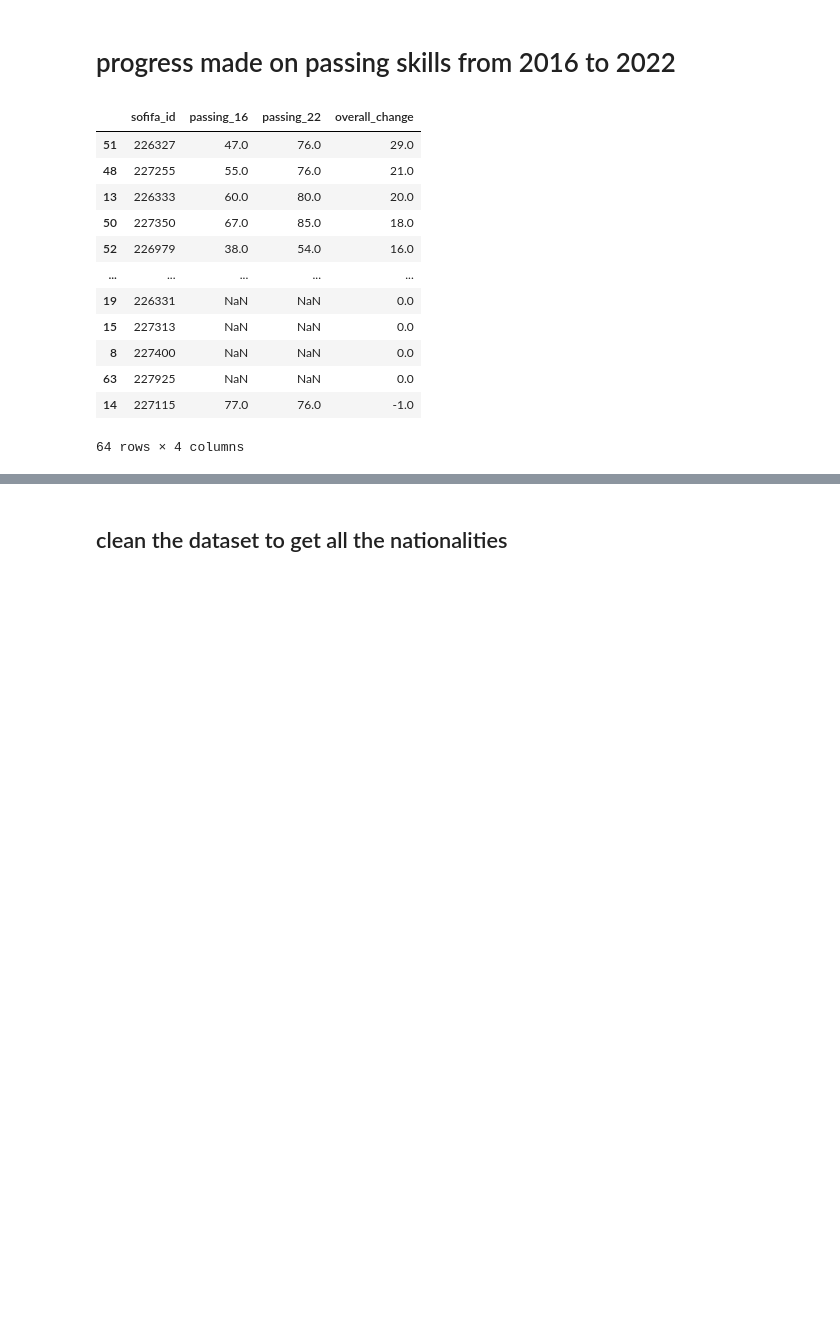
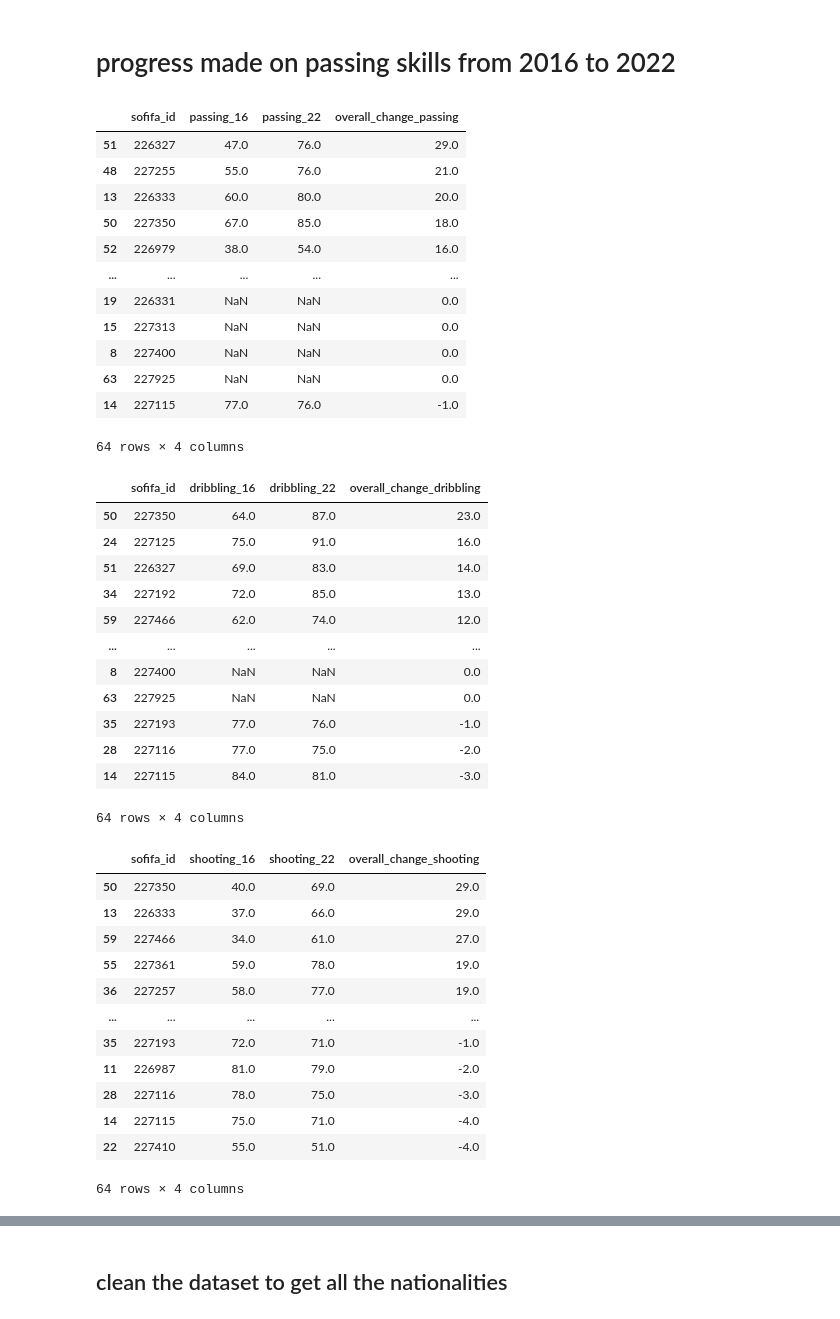
Before and after one commit to Cynthiah0503/qtm151fall2025, a Jupyter notebook: Final Project/final project.ipynb, the cells around one changed output, grey strips where cells are left out. Saved outputs shown, nothing was run; the diff lists cells and outputs as text; code cells hidden in the pictures; blank space fills up the shorter version.

```diff
--- a/Final Project/final project.ipynb
+++ b/Final Project/final project.ipynb
@@ -249,18 +422,43 @@ plt.show()
 # %% [markdown]
 # progress made on passing skills from 2016 to 2022
 # %%
+#passing progress from 2016 to 2022
 start = "passing_16"
 end = "passing_22"
-df_merged["overall_change"] = df_merged[end] - df_merged[start]
+df_merged["overall_change_passing"] = df_merged[end] - df_merged[start]
 
 #fill na with 0
-df_merged["overall_change"] = df_merged["overall_change"].fillna(0)
+df_merged["overall_change_passing"] = df_merged["overall_change_passing"].fillna(0)
 
-df_progress = df_merged[       ["sofifa_id", start, end, "overall_change"]      ].sort_values(by="overall_change", ascending=False)
+df_progress_passing = df_merged[       ["sofifa_id", start, end, "overall_change_passing"]      ].sort_values(by="overall_change_passing", ascending=False)
 
-display(df_progress)
+
+#dribbling progress from 2016 to 2022
+start_dribbling = "dribbling_16"
+end_dribbling = "dribbling_22"
+df_merged["overall_change_dribbling"] = df_merged[end_dribbling] - df_merged[start_dribbling]
+
+#fill na with 0
+df_merged["overall_change_dribbling"] = df_merged["overall_change_dribbling"].fillna(0)
+
+df_progress_dribbling = df_merged[       ["sofifa_id", start_dribbling, end_dribbling, "overall_change_dribbling"]      ].sort_values(by="overall_change_dribbling", ascending=False)
+
+
+#shooting progress from 2016 to 2022
+start_shooting = "shooting_16"
+end_shooting = "shooting_22"
+df_merged["overall_change_shooting"] = df_merged[end_shooting] - df_merged[start_shooting]
+
+#fill na with 0
+df_merged["overall_change_shooting"] = df_merged["overall_change_shooting"].fillna(0)
+
+df_progress_shooting = df_merged[       ["sofifa_id", start_shooting, end_shooting, "overall_change_shooting"]      ].sort_values(by="overall_change_shooting", ascending=False)
+
+display(df_progress_passing)
+display(df_progress_dribbling)
+display(df_progress_shooting)
 # %% [output]
-|  | sofifa_id | passing_16 | passing_22 | overall_change |
+|  | sofifa_id | passing_16 | passing_22 | overall_change_passing |
 | 51 | 226327 | 47.0 | 76.0 | 29.0 |
 | 48 | 227255 | 55.0 | 76.0 | 21.0 |
 | 13 | 226333 | 60.0 | 80.0 | 20.0 |
@@ -273,3 +471,29 @@ display(df_progress)
 | 63 | 227925 | NaN | NaN | 0.0 |
 | 14 | 227115 | 77.0 | 76.0 | -1.0 |
 64 rows × 4 columns
+|  | sofifa_id | dribbling_16 | dribbling_22 | overall_change_dribbling |
+| 50 | 227350 | 64.0 | 87.0 | 23.0 |
+| 24 | 227125 | 75.0 | 91.0 | 16.0 |
+| 51 | 226327 | 69.0 | 83.0 | 14.0 |
+| 34 | 227192 | 72.0 | 85.0 | 13.0 |
+| 59 | 227466 | 62.0 | 74.0 | 12.0 |
+| ... | ... | ... | ... | ... |
+| 8 | 227400 | NaN | NaN | 0.0 |
+| 63 | 227925 | NaN | NaN | 0.0 |
+| 35 | 227193 | 77.0 | 76.0 | -1.0 |
+| 28 | 227116 | 77.0 | 75.0 | -2.0 |
+| 14 | 227115 | 84.0 | 81.0 | -3.0 |
+64 rows × 4 columns
+|  | sofifa_id | shooting_16 | shooting_22 | overall_change_shooting |
+| 50 | 227350 | 40.0 | 69.0 | 29.0 |
+| 13 | 226333 | 37.0 | 66.0 | 29.0 |
+| 59 | 227466 | 34.0 | 61.0 | 27.0 |
+| 55 | 227361 | 59.0 | 78.0 | 19.0 |
+| 36 | 227257 | 58.0 | 77.0 | 19.0 |
+| ... | ... | ... | ... | ... |
+| 35 | 227193 | 72.0 | 71.0 | -1.0 |
+| 11 | 226987 | 81.0 | 79.0 | -2.0 |
+| 28 | 227116 | 78.0 | 75.0 | -3.0 |
+| 14 | 227115 | 75.0 | 71.0 | -4.0 |
+| 22 | 227410 | 55.0 | 51.0 | -4.0 |
+64 rows × 4 columns
```
Also changed, not shown: parts of 39 cells of this notebook.
